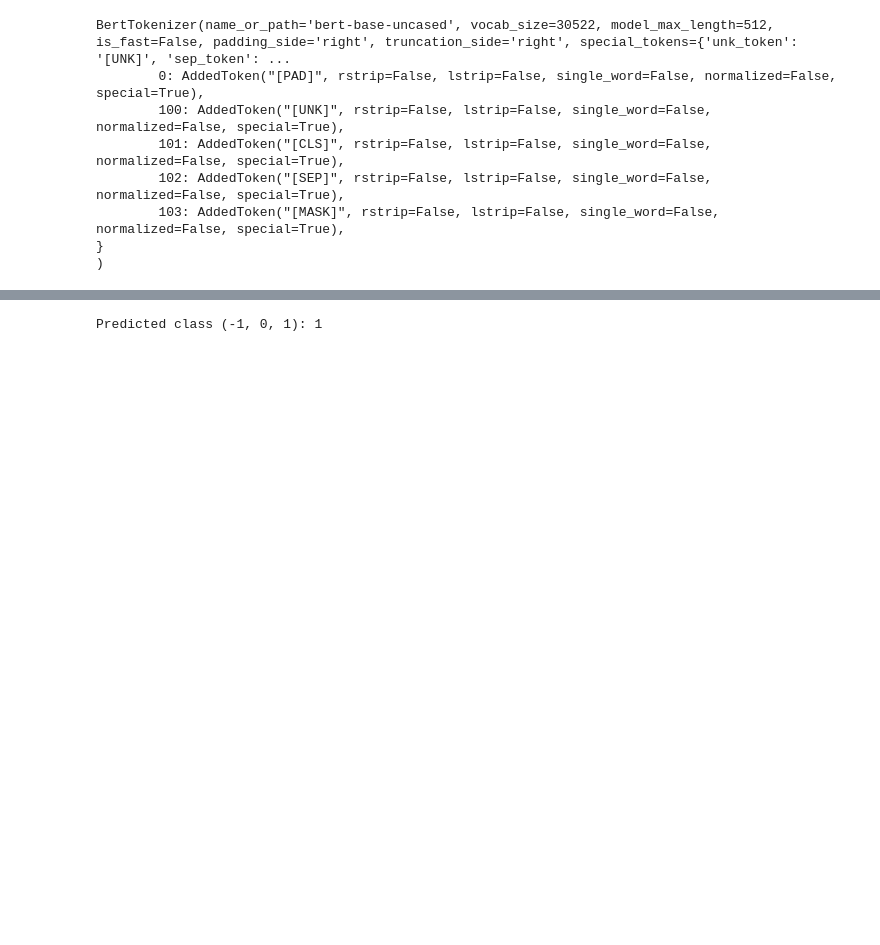
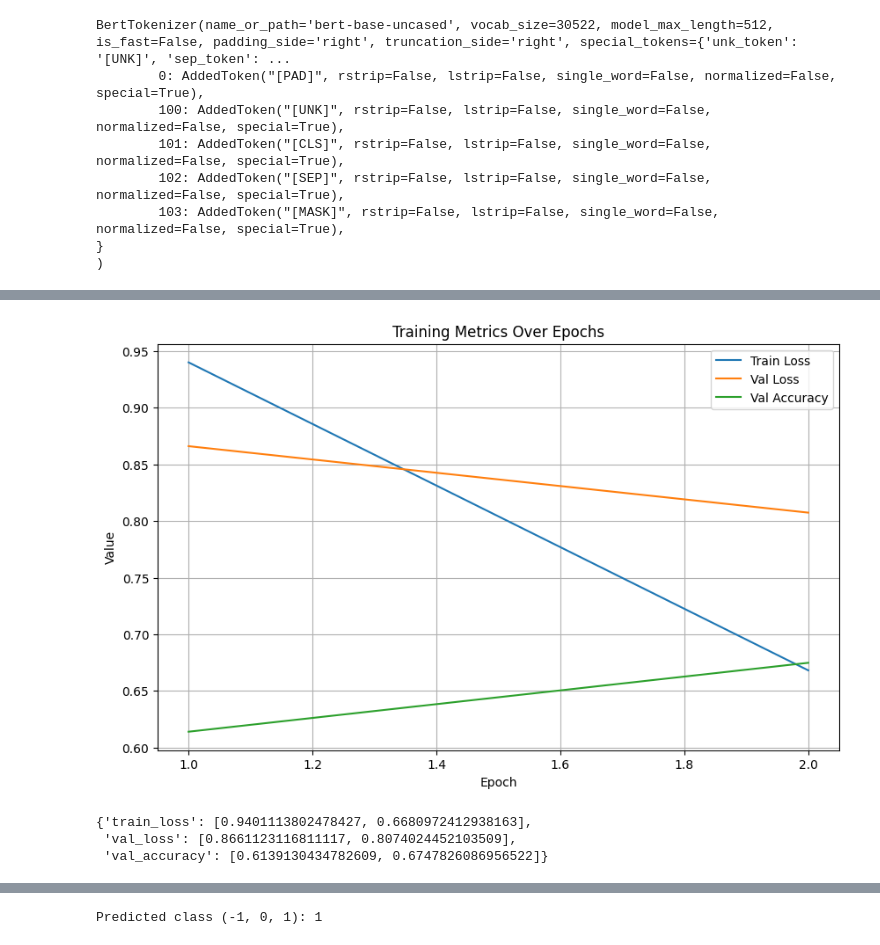
Before and after one commit to u-Kuro/Thesis-2024-U.S.-Presidential-Election-Sentiment-Analysis, a Jupyter notebook: BERT Sentiment Analysis Model.ipynb, the cells around one changed output, grey strips where cells are left out. Drawn from its saved outputs; the diff is of its cells as text; code cells hidden in the pictures; blank space fills up the shorter version.

Commit message:
updated BERT and DistilBERT Model Building Draft

```diff
--- a/BERT Sentiment Analysis Model.ipynb
+++ b/BERT Sentiment Analysis Model.ipynb
@@ -223,6 +224,9 @@ def train_model(model, train_loader, val_loader, device, epochs, learning_rate):
     optimizer = AdamW(model.parameters(), lr=learning_rate)
     best_metrics = None
     best_model = None
+    train_loss = []
+    val_loss = []
+    val_accuracy = []
 
     # Training loop
     for epoch in range(epochs):
@@ -253,22 +257,25 @@ def train_model(model, train_loader, val_loader, device, epochs, learning_rate):
         # Calculate average loss for this epoch
         avg_train_loss = total_loss / len(train_loader)
         print(f'Epoch {epoch + 1}/{epochs}, Average training loss: {avg_train_loss:.4f}')
+        train_loss.append(avg_train_loss)
 
         val_metrics = evaluate_model(model, val_loader, device)
         print(f'Validation metrics: {val_metrics}')
+        val_loss.append(val_metrics['loss'])
+        val_accuracy.append(val_metrics['accuracy'])
 
          # Update best parameters if accuracy score improves
         if best_metrics == None or val_metrics['accuracy'] > best_metrics['accuracy']:
             best_metrics = val_metrics
-            best_model = model
+            best_model = copy.deepcopy(model)
 
-    return best_model, best_metrics
+    return best_model, best_metrics, {'train_loss': train_loss, 'val_loss': val_loss, 'val_accuracy': val_accuracy}
 # %%
 # Define different values to try for each parameter
 param_grid = {
-    'learning_rate': [2e-5, 5e-5], # BERT is best on -5
+    'learning_rate': [2e-5], #, 5e-5 BERT is best on -5
     'batch_size': [32], # If the max length is 128 or 256, then 32 would be a good number.
-    'epochs': [5] # Amount of epochs required were small 3 to 5
+    'epochs': [2] # Amount of epochs required were small 3 to 5
 }
 
 # Hyperparameter Tuning Function
@@ -295,6 +302,7 @@ def hyperparameter_tuning(train_data, val_data, device, class_weights):
     best_model = None
     best_metrics = None
     best_params = None
+    best_metric_seq = {}
 
     # Try each combination of parameters
     for params in param_combinations:
@@ -320,7 +328,7 @@ def hyperparameter_tuning(train_data, val_data, device, class_weights):
         model.to(device)
 
         # Train model with current parameters
-        model, val_metrics = train_model(
+        model, val_metrics, metric_seq = train_model(
             model,
             train_loader,
             val_loader,
@@ -329,16 +337,17 @@ def hyperparameter_tuning(train_data, val_data, device, class_weights):
             params['learning_rate']
         )
 
-        # Update best parameters if accuracy score improves
-        if best_metrics == None or val_metrics['accuracy'] > best_metrics['accuracy']:
-            best_model = model
+        # Get and update model with lowest loss
+        if best_metrics == None or best_metrics['loss'] > val_metrics['loss']:
+            best_model = copy.deepcopy(model)
             best_params = params
             best_metrics = val_metrics
+            best_metric_seq = metric_seq
 
-    return best_model, best_params, best_metrics
+    return best_model, best_params, best_metrics, best_metric_seq
 # %%
 # Run Hyperparameter Tuning
-best_model, best_params, best_metrics = hyperparameter_tuning(train, val, device, class_weights)
+best_model, best_params, best_metrics, best_metric_seq = hyperparameter_tuning(train, val, device, class_weights)
 print(f"\nBest parameters: {best_params}")
 print(f"Best validation metrics: {best_metrics}")
 
@@ -346,5 +355,5 @@ print(f"Best validation metrics: {best_metrics}")
 best_model.save_pretrained(model_path)
 tokenizer.save_pretrained(model_path)
 
-best_model
+best_model, {key: sum(val) / len(val) for key, val in best_metric_seq.items()}
 # %% [output]
@@ -369,16 +389,35 @@ Trying parameters: {'learning_rate': 5e-05, 'batch_size': 32, 'epochs': 5}
 # %%
 # Training Time
 # 14:32 00:22
 # 14:56 00:24
 # 15:48 00:23
 # 14:42 00:26
 # 33:41 00:58
 
 # 30:34 00:24
 # 15:26 00:24
 # 15:53 00:25
 # 15:32 00:24
 # 16:57 00:24
+import matplotlib.pyplot as plt
+
+# Plot all metrics in the same graph
+plt.figure(figsize=(10, 6))
+for key, val in best_metric_seq.items():
+    plt.plot(range(1, len(val) + 1), val, label=key.replace('_', ' ').title())
+
+plt.title('Training Metrics Over Epochs')
+plt.xlabel('Epoch')
+plt.ylabel('Value')
+plt.legend()
+plt.grid(True)
+plt.show()
+best_metric_seq
+# %% [output]
+[figure, added]
+{'train_loss': [0.9401113802478427, 0.6680972412938163],
+ 'val_loss': [0.8661123116811117, 0.8074024452103509],
+ 'val_accuracy': [0.6139130434782609, 0.6747826086956522]}
 # %%
 # Final Evaluation on Test Set
 test_loader = create_data_loader(test, tokenizer, best_params['batch_size'])
```
Also changed, not shown: parts of 5 cells of this notebook, 1 other file.
